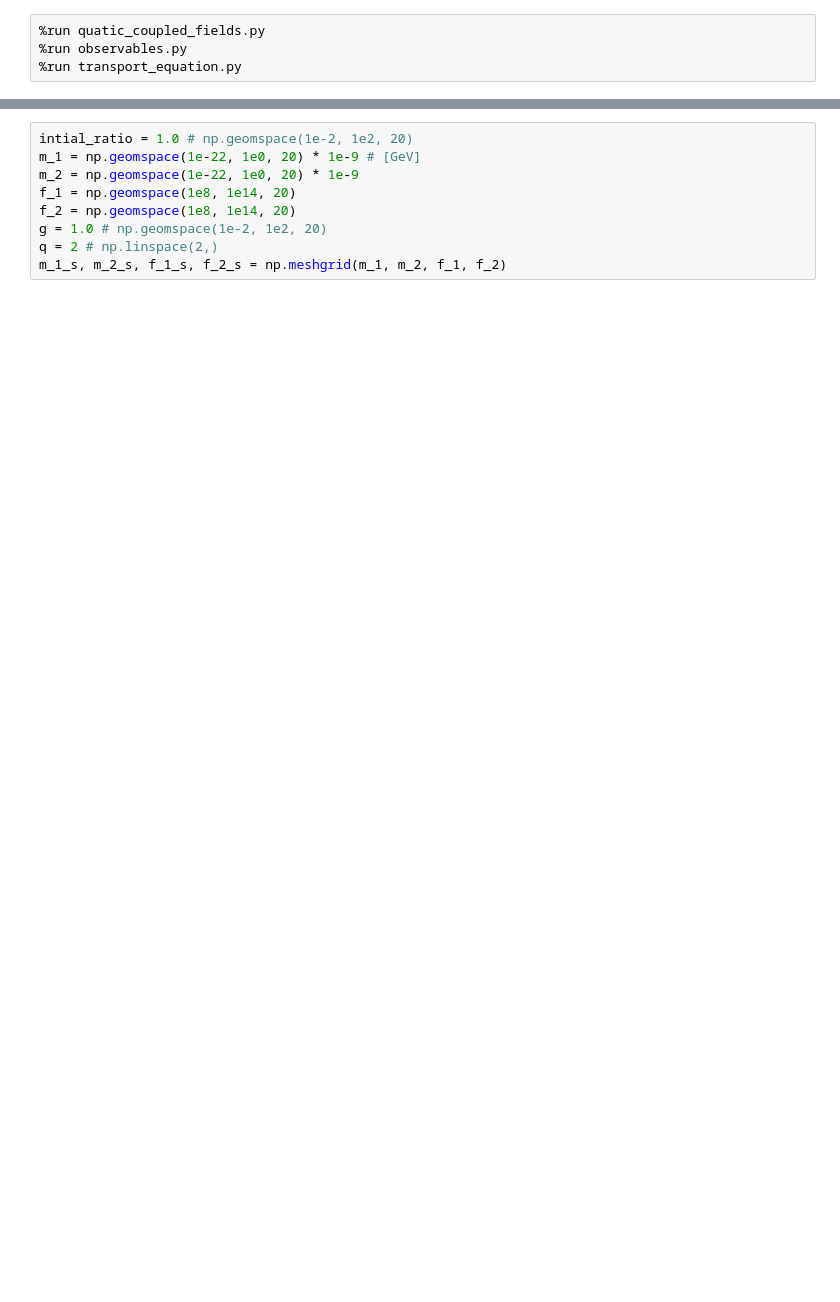
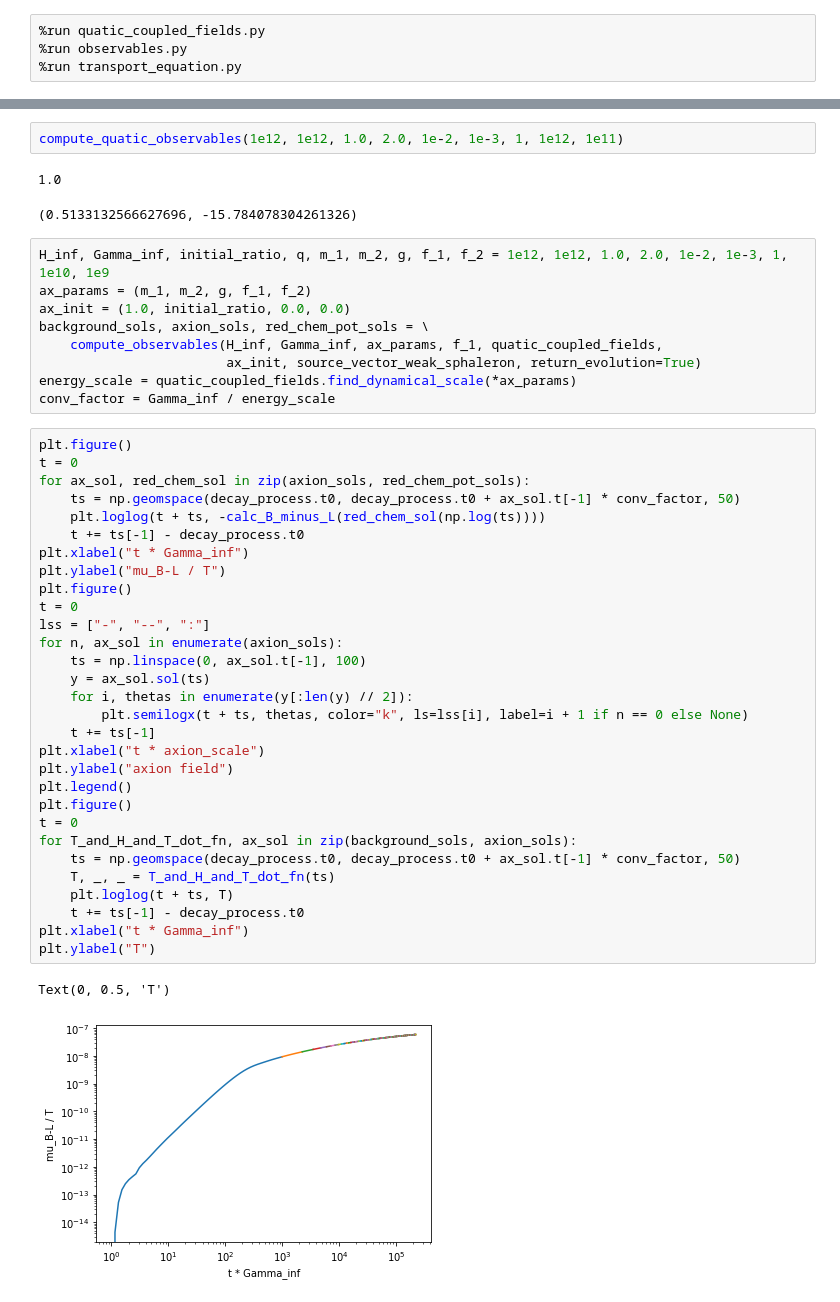
Before and after one commit to anna-jana/masters-project, a Jupyter notebook: transport_eq_in_time/quatic_coupled_fields.ipynb, the cells around one changed output, grey strips where cells are left out. Cells and saved outputs as stored; diff of their text form; blank space fills up the shorter version.

Commit message:
quatic coupling example and fixed the relic density code extraction

```diff
--- a/transport_eq_in_time/quatic_coupled_fields.ipynb
+++ b/transport_eq_in_time/quatic_coupled_fields.ipynb
@@ -14,9 +15,47 @@ def compute_quatic_observables(H_inf, Gamma_inf, initial_ratio, q, m_1, m_2, g,
-# %%
-intial_ratio = 1.0 # np.geomspace(1e-2, 1e2, 20)
-m_1 = np.geomspace(1e-22, 1e0, 20) * 1e-9 # [GeV]
-m_2 = np.geomspace(1e-22, 1e0, 20) * 1e-9
-f_1 = np.geomspace(1e8, 1e14, 20)
-f_2 = np.geomspace(1e8, 1e14, 20)
-g = 1.0 # np.geomspace(1e-2, 1e2, 20)
-q = 2 # np.linspace(2,)
-m_1_s, m_2_s, f_1_s, f_2_s = np.meshgrid(m_1, m_2, f_1, f_2)
+# %%
+compute_quatic_observables(1e12, 1e12, 1.0, 2.0, 1e-2, 1e-3, 1, 1e12, 1e11)
+# %% [output]
+1.0
+(0.5133132566627696, -15.784078304261326)
+# %%
+H_inf, Gamma_inf, initial_ratio, q, m_1, m_2, g, f_1, f_2 = 1e12, 1e12, 1.0, 2.0, 1e-2, 1e-3, 1, 1e10, 1e9
+ax_params = (m_1, m_2, g, f_1, f_2)
+ax_init = (1.0, initial_ratio, 0.0, 0.0)
+background_sols, axion_sols, red_chem_pot_sols = \
+    compute_observables(H_inf, Gamma_inf, ax_params, f_1, quatic_coupled_fields,
+                        ax_init, source_vector_weak_sphaleron, return_evolution=True)
+energy_scale = quatic_coupled_fields.find_dynamical_scale(*ax_params)
+conv_factor = Gamma_inf / energy_scale
+# %%
+plt.figure()
+t = 0
+for ax_sol, red_chem_sol in zip(axion_sols, red_chem_pot_sols):
+    ts = np.geomspace(decay_process.t0, decay_process.t0 + ax_sol.t[-1] * conv_factor, 50)
+    plt.loglog(t + ts, -calc_B_minus_L(red_chem_sol(np.log(ts))))
+    t += ts[-1] - decay_process.t0
+plt.xlabel("t * Gamma_inf")
+plt.ylabel("mu_B-L / T")
+plt.figure()
+t = 0
+lss = ["-", "--", ":"]
+for n, ax_sol in enumerate(axion_sols):
+    ts = np.linspace(0, ax_sol.t[-1], 100)
+    y = ax_sol.sol(ts)
+    for i, thetas in enumerate(y[:len(y) // 2]):
+        plt.semilogx(t + ts, thetas, color="k", ls=lss[i], label=i + 1 if n == 0 else None)
+    t += ts[-1]
+plt.xlabel("t * axion_scale")
+plt.ylabel("axion field")
+plt.legend()
+plt.figure()
+t = 0
+for T_and_H_and_T_dot_fn, ax_sol in zip(background_sols, axion_sols):
+    ts = np.geomspace(decay_process.t0, decay_process.t0 + ax_sol.t[-1] * conv_factor, 50)
+    T, _, _ = T_and_H_and_T_dot_fn(ts)
+    plt.loglog(t + ts, T)
+    t += ts[-1] - decay_process.t0
+plt.xlabel("t * Gamma_inf")
+plt.ylabel("T")
+# %% [output]
+Text(0, 0.5, 'T')
+[figure, added]
```
Also changed, not shown: parts of 2 cells of this notebook, 4 other files.
